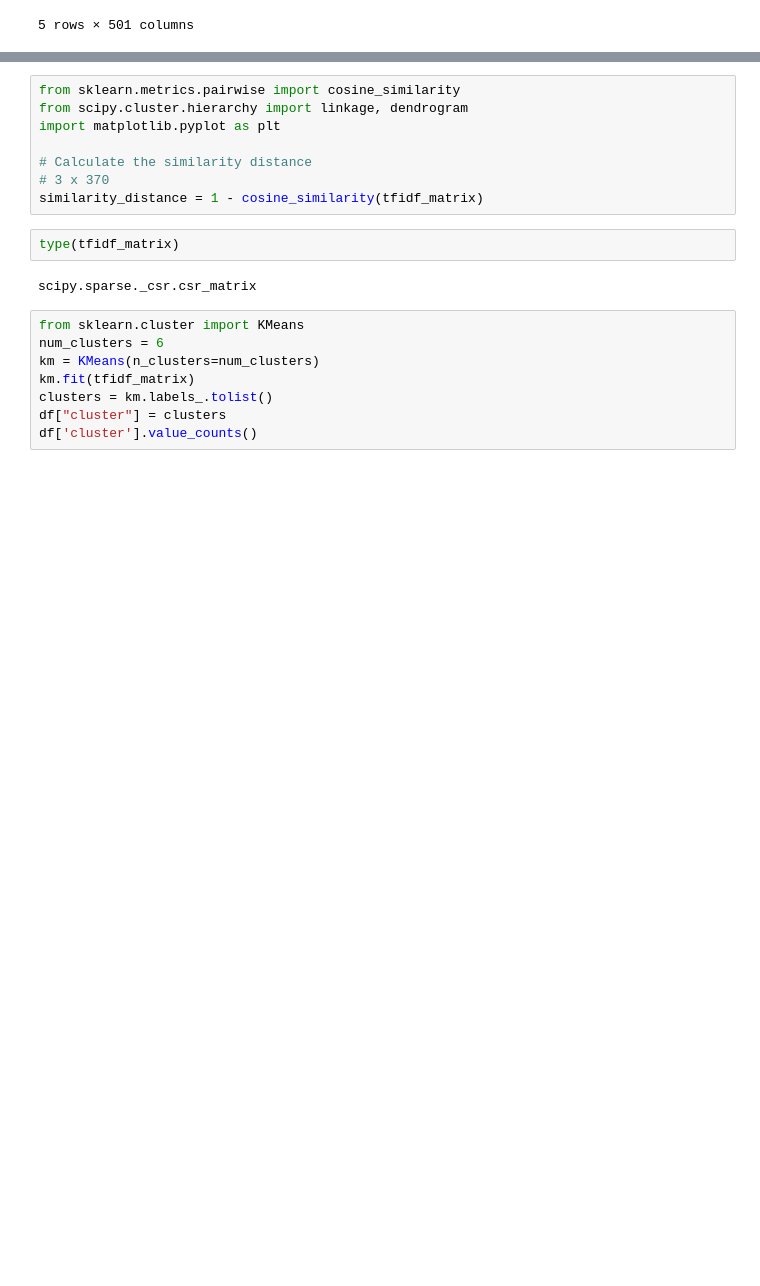
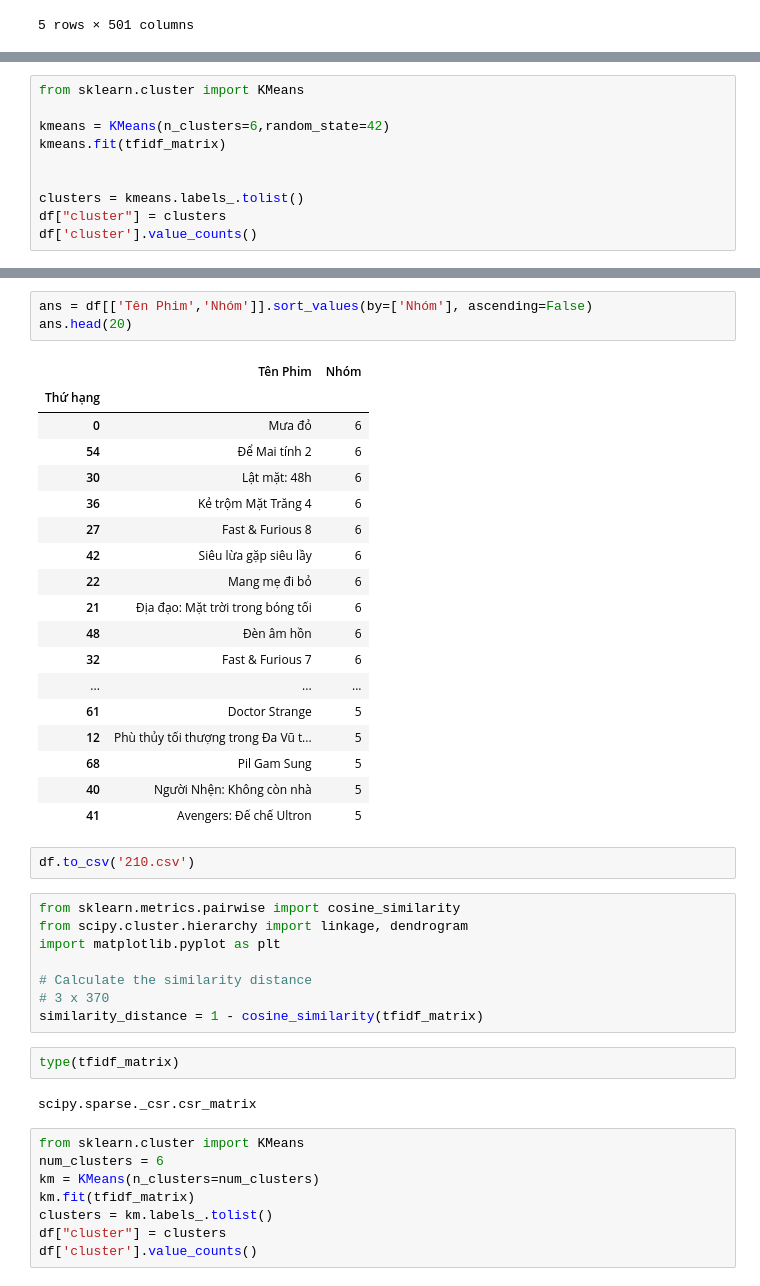
Before and after one commit to dinhxuanhuy/Movie-Recomendation-Machine-Learning, a Jupyter notebook: deploy/Similarity.ipynb, the cells around one changed output, grey strips where cells are left out. Saved outputs shown, nothing was run; the diff lists cells and outputs as text; blank space fills up the shorter version.

Commit message:
update clustering ui

```diff
--- a/deploy/Similarity.ipynb
+++ b/deploy/Similarity.ipynb
@@ -142,0 +150,10 @@ tfidf_df.head()
+# %%
+from sklearn.cluster import KMeans
+
+kmeans = KMeans(n_clusters=6,random_state=42)
+kmeans.fit(tfidf_matrix)
+
+
+clusters = kmeans.labels_.tolist()
+df["cluster"] = clusters
+df['cluster'].value_counts()
@@ -143,3 +169,27 @@ tfidf_df.head()
+# %%
+ans = df[['Tên Phim','Nhóm']].sort_values(by=['Nhóm'], ascending=False)
+ans.head(20)
+# %% [output]
+|  | Tên Phim | Nhóm |
+| Thứ hạng |  |  |
+| 0 | Mưa đỏ | 6 |
+| 54 | Để Mai tính 2 | 6 |
+| 30 | Lật mặt: 48h | 6 |
+| 36 | Kẻ trộm Mặt Trăng 4 | 6 |
+| 27 | Fast & Furious 8 | 6 |
+| 42 | Siêu lừa gặp siêu lầy | 6 |
+| 22 | Mang mẹ đi bỏ | 6 |
+| 21 | Địa đạo: Mặt trời trong bóng tối | 6 |
+| 48 | Đèn âm hồn | 6 |
+| 32 | Fast & Furious 7 | 6 |
+| ... | ... | ... |
+| 61 | Doctor Strange | 5 |
+| 12 | Phù thủy tối thượng trong Đa Vũ t... | 5 |
+| 68 | Pil Gam Sung | 5 |
+| 40 | Người Nhện: Không còn nhà | 5 |
+| 41 | Avengers: Đế chế Ultron | 5 |
+# %%
+df.to_csv('210.csv')
 # %%
 from sklearn.metrics.pairwise import cosine_similarity
 from scipy.cluster.hierarchy import linkage, dendrogram
```
Also changed, not shown: parts of 4 cells of this notebook, 2 other files.
